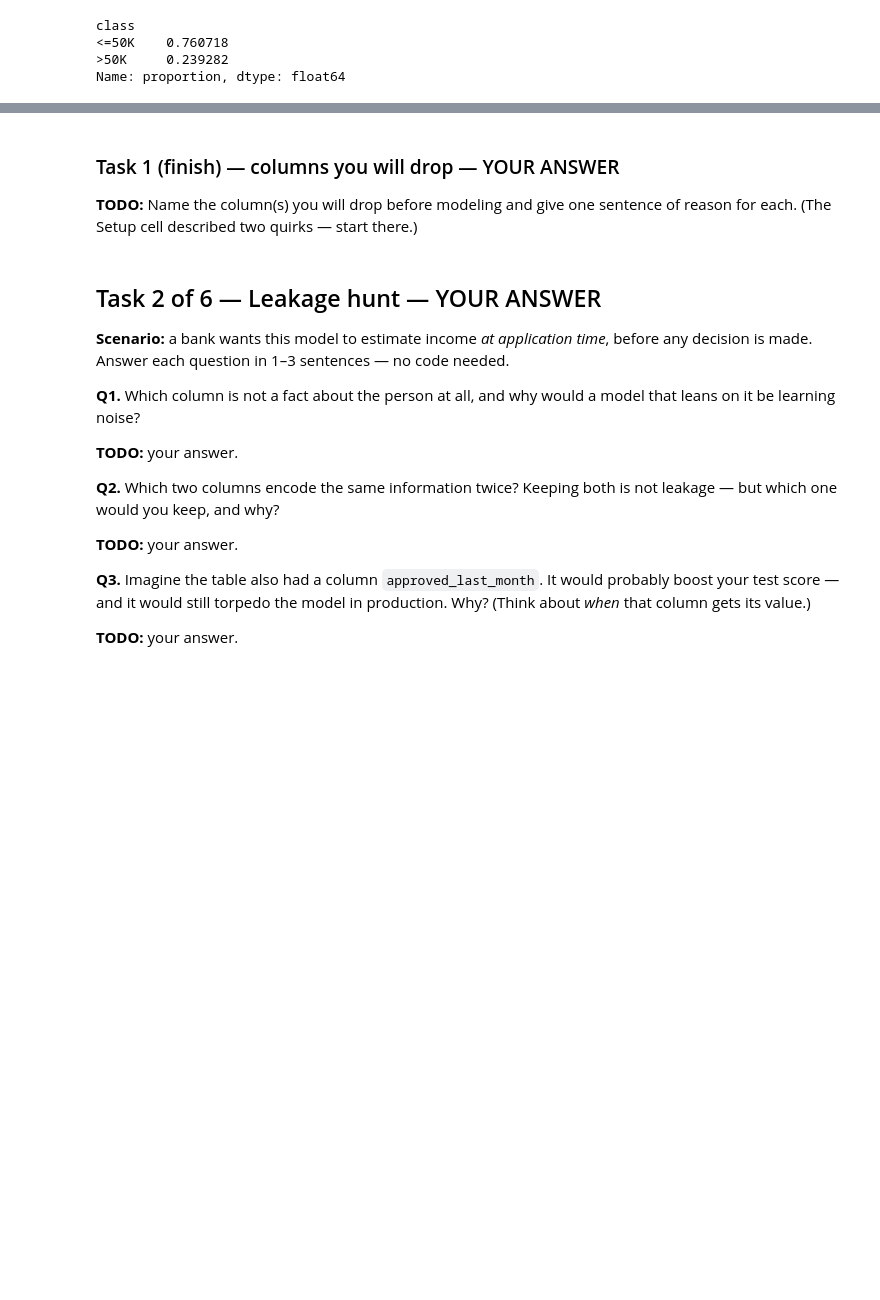
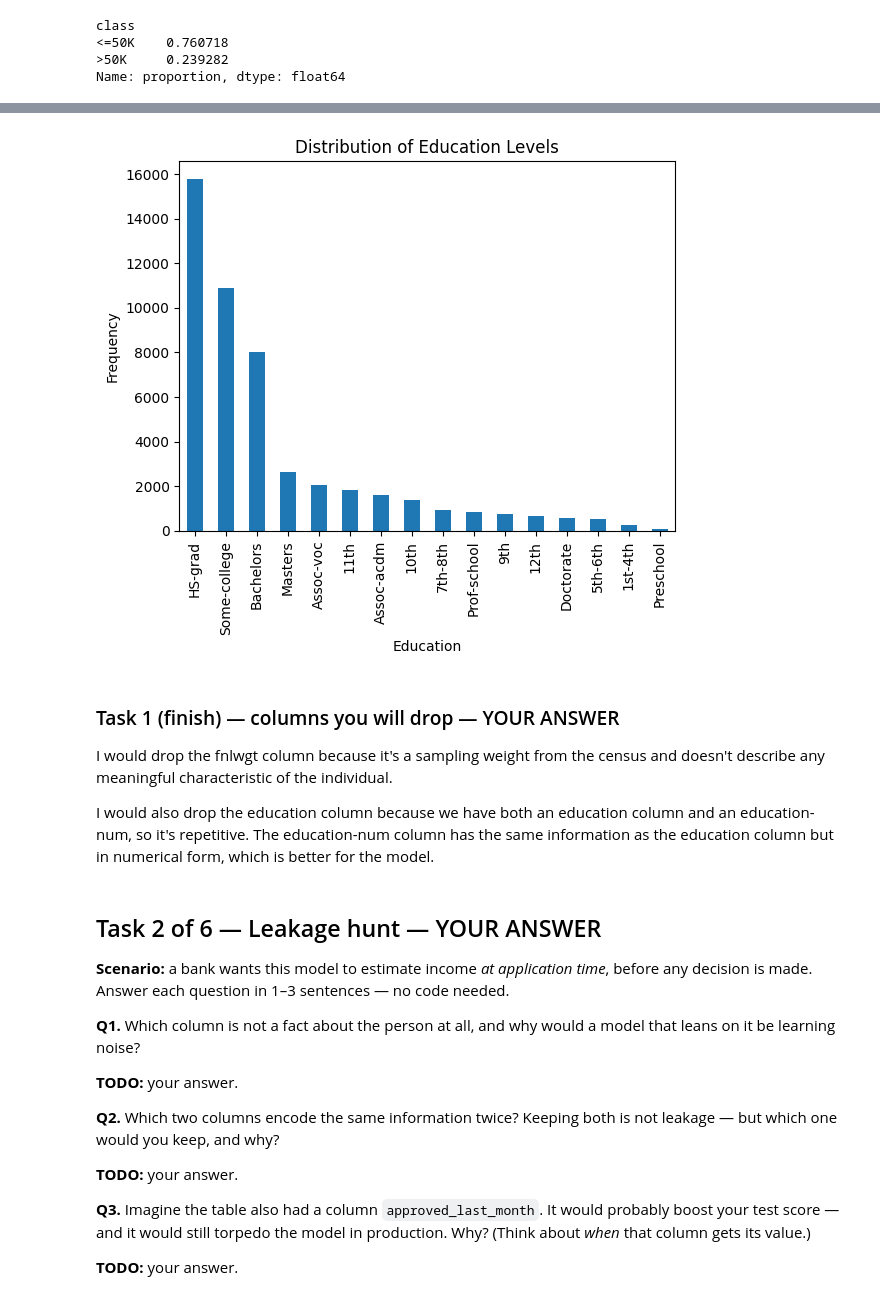
Before and after one commit to Mariah4star/CS6470, a Jupyter notebook: CS6470_A1_Foerster_Mariah.ipynb, the cells around one changed output, grey strips where cells are left out. Cells and saved outputs as stored; diff of their text form; code cells hidden in the pictures; blank space fills up the shorter version.

```diff
--- a/CS6470_A1_Foerster_Mariah.ipynb
+++ b/CS6470_A1_Foerster_Mariah.ipynb
@@ -73,7 +83,17 @@ Name: proportion, dtype: float64
+# %%
+X["education"].value_counts().plot(kind="bar")
+plt.xlabel("Education")
+plt.ylabel("Frequency")
+plt.title("Distribution of Education Levels")
+plt.show()
+# %% [output]
+[figure, added]
 # %% [markdown]
 ### Task 1 (finish) — columns you will drop — YOUR ANSWER
 
-**TODO:** Name the column(s) you will drop before modeling and give one sentence of reason for each. (The Setup cell described two quirks — start there.)
+I would drop the fnlwgt column because it's a sampling weight from the census and doesn't describe any meaningful characteristic of the individual.
+
+I would also drop the education column because we have both an education column and an education-num, so it's repetitive. The education-num column has the same information as the education column but in numerical form, which is better for the model.
 # %% [markdown]
 ## Task 2 of 6 — Leakage hunt — YOUR ANSWER
 
```
Also changed, not shown: parts of 1 cell of this notebook.
